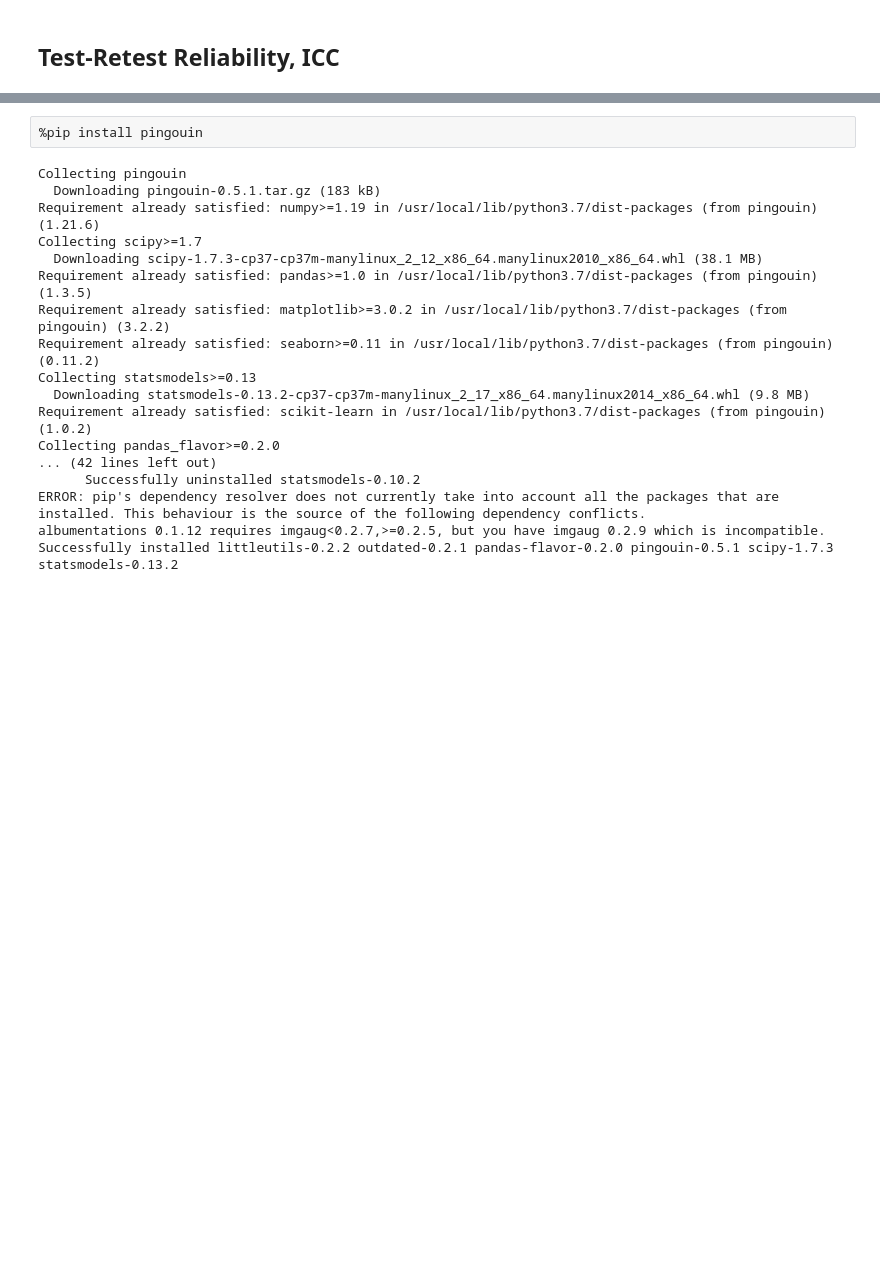
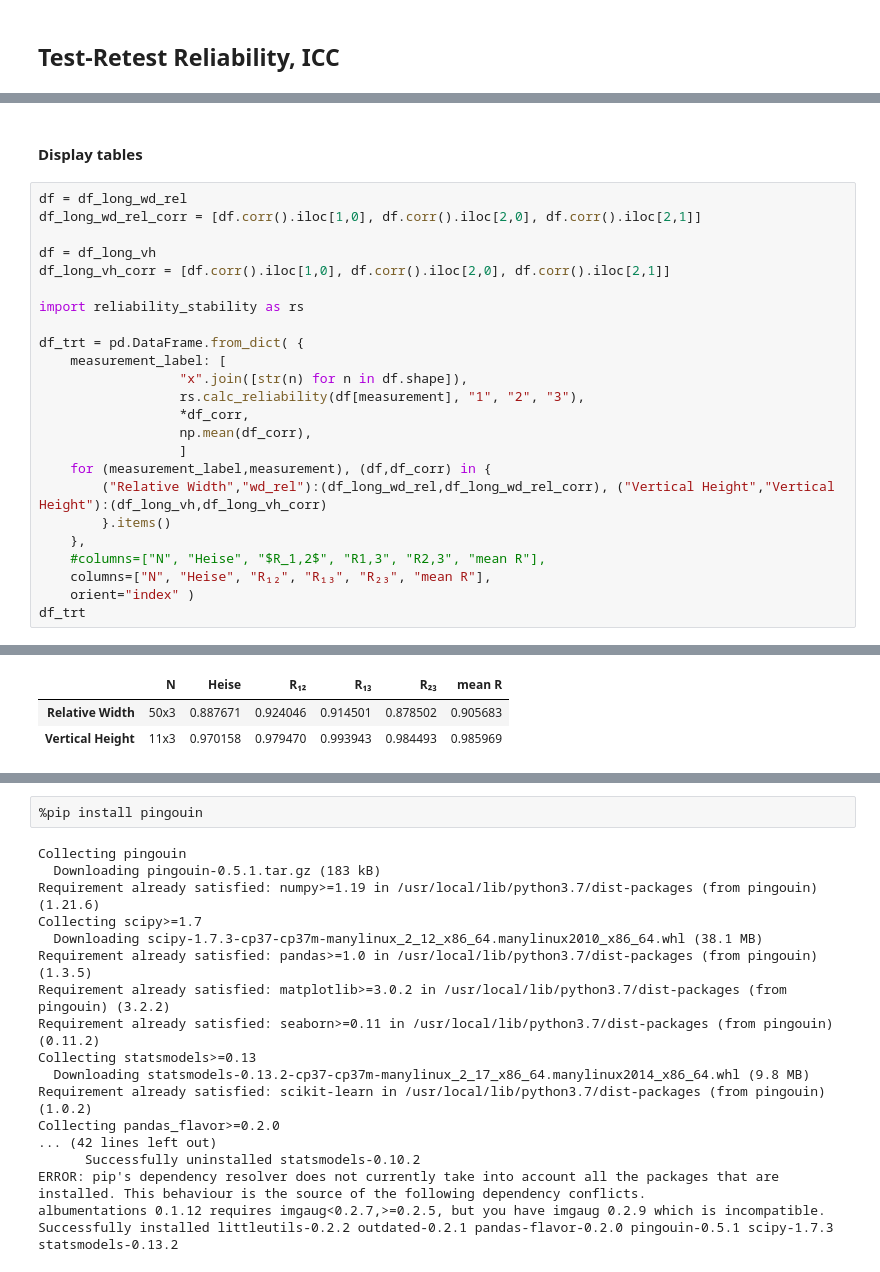
Before and after one commit to ryerrabelli/SpeculumAnalysis, a Jupyter notebook: src/notebooks/data_stats.ipynb, the cells around one changed output, grey strips where cells are left out. Drawn from its saved outputs; the diff is of its cells as text; blank space fills up the shorter version.

```diff
--- a/src/notebooks/data_stats.ipynb
+++ b/src/notebooks/data_stats.ipynb
@@ -402,0 +438,27 @@ display( reliability_stability.calc_reliability(df_long_wd_rel, ("wd_rel","1"),
+# %% [markdown]
+#### Display tables
+# %%
+df = df_long_wd_rel
+df_long_wd_rel_corr = [df.corr().iloc[1,0], df.corr().iloc[2,0], df.corr().iloc[2,1]]
+
+df = df_long_vh
+df_long_vh_corr = [df.corr().iloc[1,0], df.corr().iloc[2,0], df.corr().iloc[2,1]]
+
+import reliability_stability as rs
+
+df_trt = pd.DataFrame.from_dict( {
+    measurement_label: [
+                  "x".join([str(n) for n in df.shape]),
+                  rs.calc_reliability(df[measurement], "1", "2", "3"),
+                  *df_corr,
+                  np.mean(df_corr),
+                  ]
+    for (measurement_label,measurement), (df,df_corr) in {
+        ("Relative Width","wd_rel"):(df_long_wd_rel,df_long_wd_rel_corr), ("Vertical Height","Vertical Height"):(df_long_vh,df_long_vh_corr)
+        }.items()
+    },
+    #columns=["N", "Heise", "$R_1,2$", "R1,3", "R2,3", "mean R"],
+    columns=["N", "Heise", "R₁₂", "R₁₃", "R₂₃", "mean R"],
+    orient="index" )
+df_trt
+# %% [output]
@@ -402,0 +466,3 @@ display( reliability_stability.calc_reliability(df_long_wd_rel, ("wd_rel","1"),
+|  | N | Heise | R₁₂ | R₁₃ | R₂₃ | mean R |
+| Relative Width | 50x3 | 0.887671 | 0.924046 | 0.914501 | 0.878502 | 0.905683 |
+| Vertical Height | 11x3 | 0.970158 | 0.979470 | 0.993943 | 0.984493 | 0.985969 |
```
Also changed, not shown: parts of 17 cells of this notebook, 2 other files.
